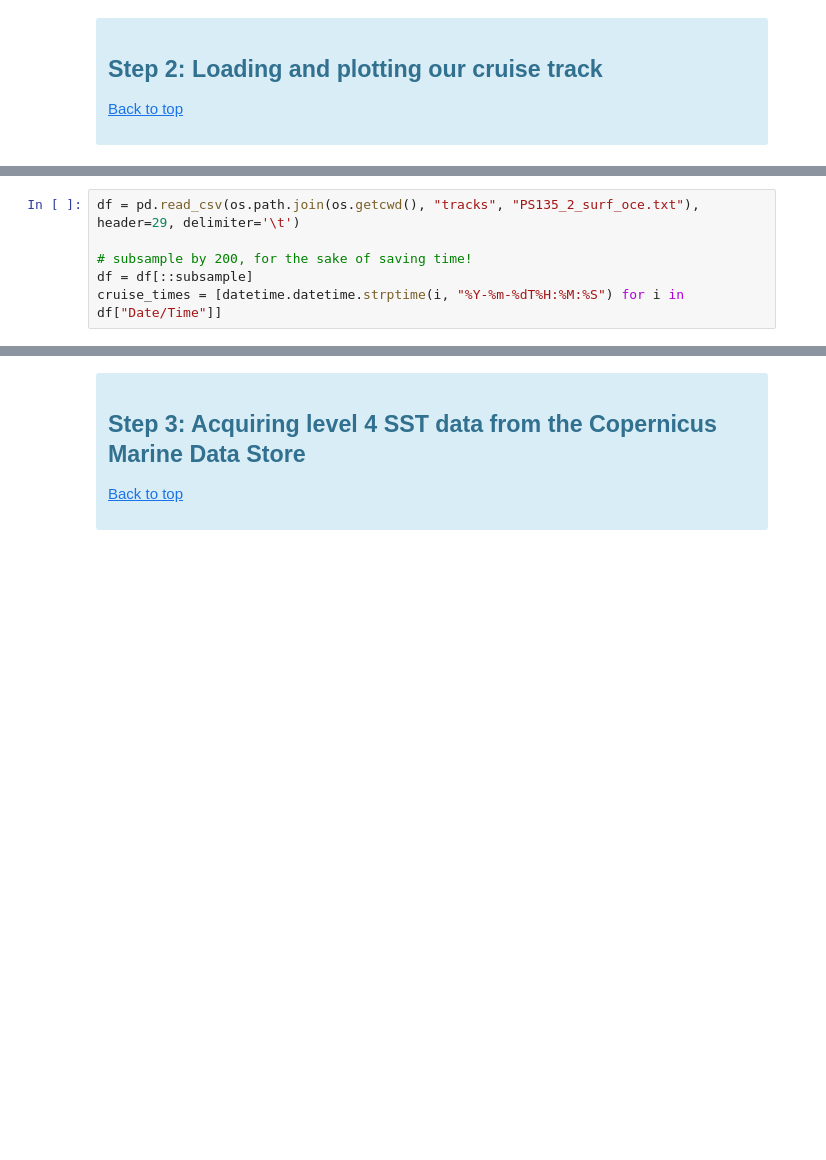
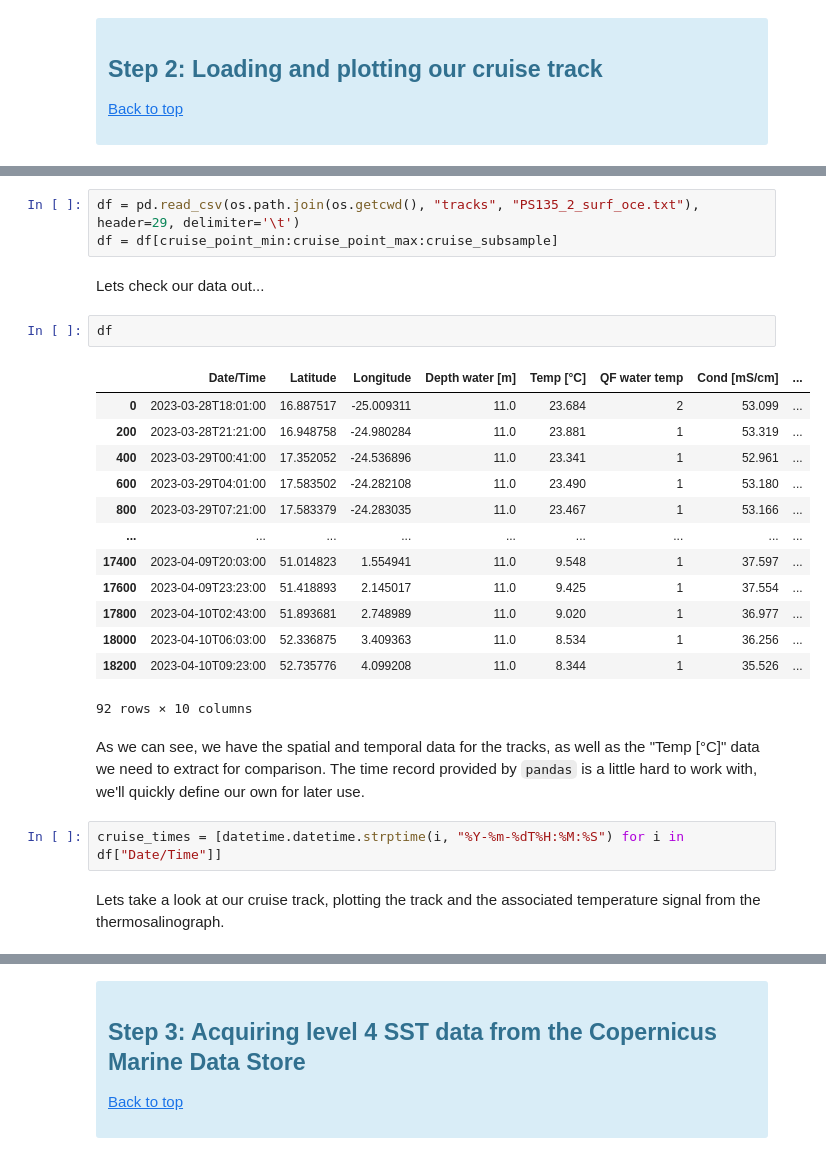
Before and after one commit to eumetsat/sea-surface-temperature-applications, a Jupyter notebook: 2_methodological_approaches/Selection_and_validation/Selecting_exploring_validating_SST_products.ipynb, the cells around one changed output, grey strips where cells are left out. Drawn from its saved outputs; the diff is of its cells as text; blank space fills up the shorter version.

```diff
--- a/2_methodological_approaches/Selection_and_validation/Selecting_exploring_validating_SST_products.ipynb
+++ b/2_methodological_approaches/Selection_and_validation/Selecting_exploring_validating_SST_products.ipynb
@@ -164,8 +186,29 @@ Of course, as this is scheduled in the future we don't yet have any data to comp
 # %%
 df = pd.read_csv(os.path.join(os.getcwd(), "tracks", "PS135_2_surf_oce.txt"), header=29, delimiter='\t')
-
-# subsample by 200, for the sake of saving time!
-df = df[::subsample]
-cruise_times = [datetime.datetime.strptime(i, "%Y-%m-%dT%H:%M:%S") for i in df["Date/Time"]]
+df = df[cruise_point_min:cruise_point_max:cruise_subsample]
+# %% [markdown]
+Lets check our data out...
+# %%
+df
+# %% [output]
+|  | Date/Time | Latitude | Longitude | Depth water [m] | Temp [°C] | QF water temp | Cond [mS/cm] | ... |
+| 0 | 2023-03-28T18:01:00 | 16.887517 | -25.009311 | 11.0 | 23.684 | 2 | 53.099 | ... |
+| 200 | 2023-03-28T21:21:00 | 16.948758 | -24.980284 | 11.0 | 23.881 | 1 | 53.319 | ... |
+| 400 | 2023-03-29T00:41:00 | 17.352052 | -24.536896 | 11.0 | 23.341 | 1 | 52.961 | ... |
+| 600 | 2023-03-29T04:01:00 | 17.583502 | -24.282108 | 11.0 | 23.490 | 1 | 53.180 | ... |
+| 800 | 2023-03-29T07:21:00 | 17.583379 | -24.283035 | 11.0 | 23.467 | 1 | 53.166 | ... |
+| ... | ... | ... | ... | ... | ... | ... | ... | ... |
+| 17400 | 2023-04-09T20:03:00 | 51.014823 | 1.554941 | 11.0 | 9.548 | 1 | 37.597 | ... |
+| 17600 | 2023-04-09T23:23:00 | 51.418893 | 2.145017 | 11.0 | 9.425 | 1 | 37.554 | ... |
+| 17800 | 2023-04-10T02:43:00 | 51.893681 | 2.748989 | 11.0 | 9.020 | 1 | 36.977 | ... |
+| 18000 | 2023-04-10T06:03:00 | 52.336875 | 3.409363 | 11.0 | 8.534 | 1 | 36.256 | ... |
+| 18200 | 2023-04-10T09:23:00 | 52.735776 | 4.099208 | 11.0 | 8.344 | 1 | 35.526 | ... |
+92 rows × 10 columns
+# %% [markdown]
+As we can see, we have the spatial and temporal data for the tracks, as well as the "Temp [°C]" data we need to extract for comparison. The time record provided by `pandas` is a little hard to work with, we'll quickly define our own for later use.
+# %%
+cruise_times = [datetime.datetime.strptime(i, "%Y-%m-%dT%H:%M:%S") for i in df["Date/Time"]]
+# %% [markdown]
+Lets take a look at our cruise track, plotting the track and the associated temperature signal from the thermosalinograph.
 # %%
 # set up our figure
```
Also changed, not shown: parts of 45 cells of this notebook, 5 other files.
